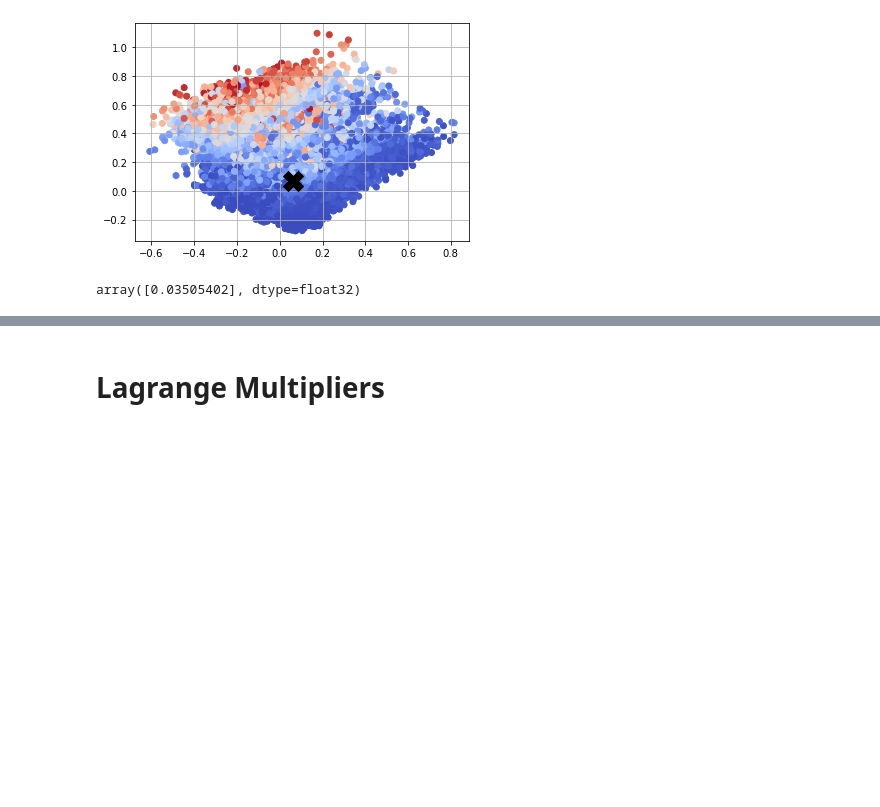
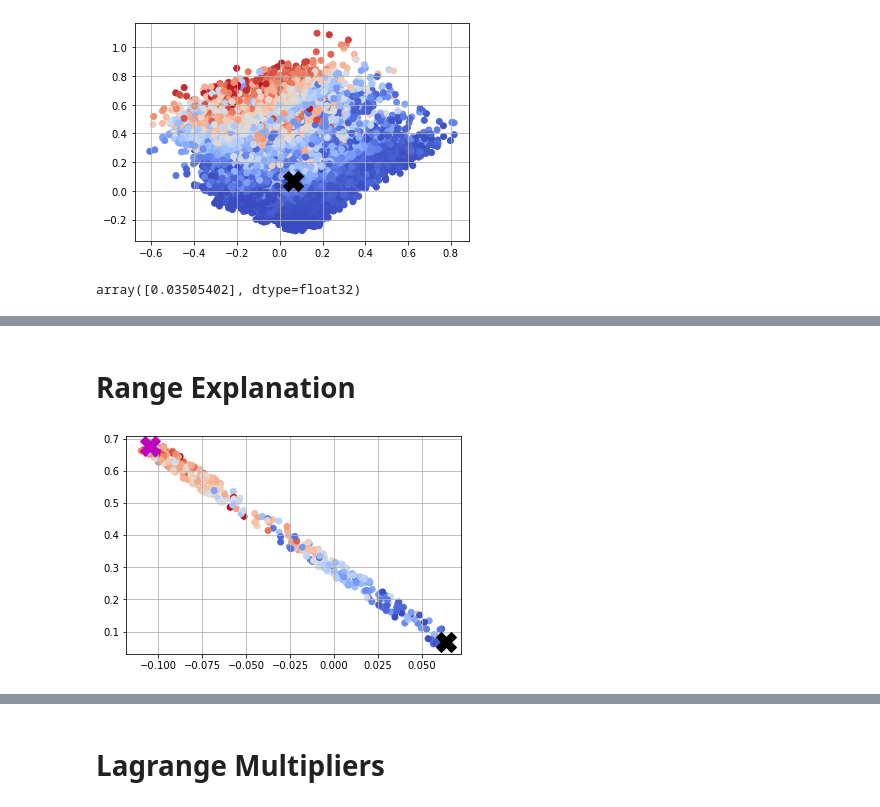
Before and after one commit to francescobodria/posthoc-similaryclass-counterfactuals, a Jupyter notebook: Adult_Mixed_distance.ipynb, the cells around one changed output, grey strips where cells are left out. Drawn from its saved outputs; the diff is of its cells as text; code cells hidden in the pictures; blank space fills up the shorter version.

```diff
--- a/Adult_Mixed_distance.ipynb
+++ b/Adult_Mixed_distance.ipynb
@@ -288,0 +282,24 @@ array([0.28057063, 0.15774645, 0.21404687, 0.10454444, 0.05220185,
+# %% [markdown]
+# Range Explanation
+# %%
+import math
+
+p_in = Z_test[idx,:]
+p_fin = Z_test[idx,:]+m*y_contrib
+
+eps = 0.01
+delta = math.sqrt((eps**2)/2)
+
+rule_1 = (Z_train[:,0]-(p_in[0]+delta))/(p_fin[0]-p_in[0])>(Z_train[:,1]-(p_in[1]+delta))/(p_fin[1]-p_in[1])
+rule_2 = (Z_train[:,0]-(p_in[0]-delta))/(p_fin[0]-p_in[0])<(Z_train[:,1]-(p_in[1]-delta))/(p_fin[1]-p_in[1])
+rule_3 = Z_train[:,1]>Z_train[:,0]-p_in[0]+p_in[1]
+rule_4 = Z_train[:,1]<Z_train[:,0]-p_fin[0]+p_fin[1]
+rule = rule_1*rule_2*rule_3*rule_4
+
+plt.scatter(Z_train[rule,0], Z_train[rule,1], c=y_train_pred[rule], cmap='coolwarm')
+plt.plot(p_in[0], p_in[1], 'kX', markersize=20)
+plt.plot(p_fin[0], p_fin[1], 'mX', markersize=20)
+plt.grid()
+neigh_eps = X_train[rule,:]
+# %% [output]
+[figure, added]
```
Also changed, not shown: parts of 15 cells of this notebook.
